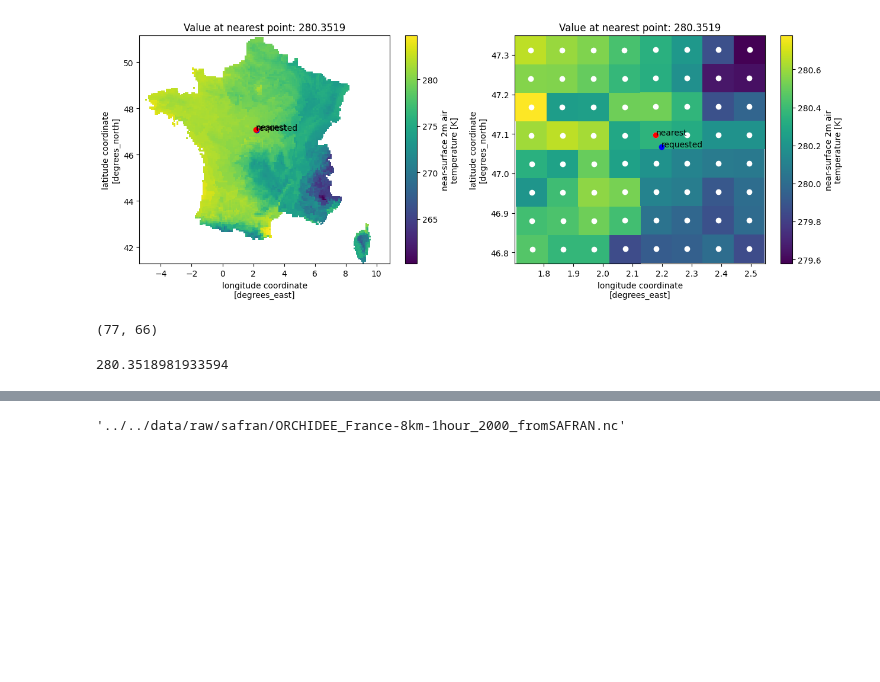
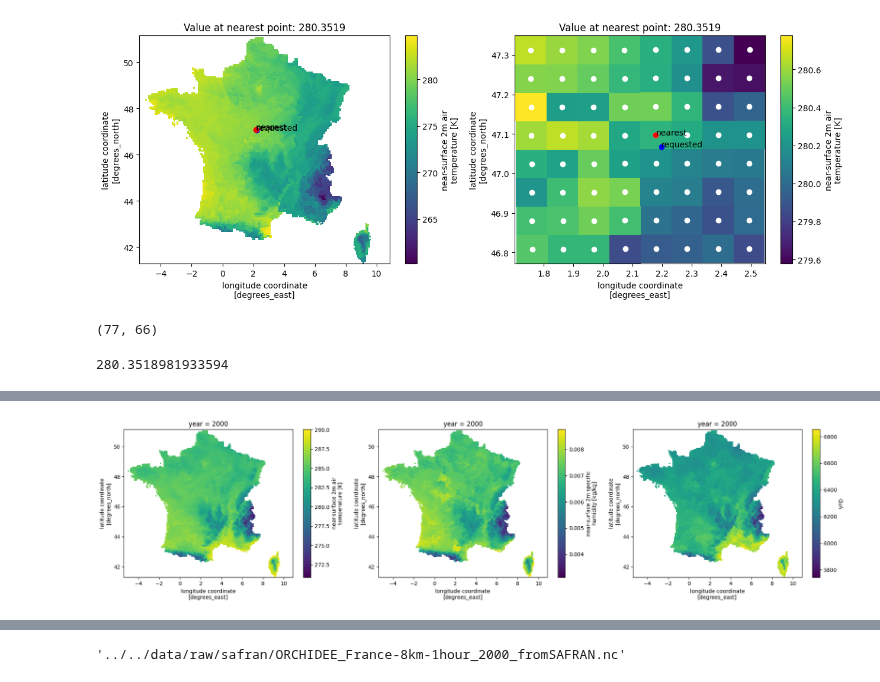
Before and after one commit to padasch/ifn_analysis, a Jupyter notebook: python/03_process_france_data/40_extract_safran_data.ipynb, the cells around one changed output, grey strips where cells are left out. Drawn from its saved outputs; the diff is of its cells as text; code cells hidden in the pictures; blank space fills up the shorter version.

```diff
--- a/python/03_process_france_data/40_extract_safran_data.ipynb
+++ b/python/03_process_france_data/40_extract_safran_data.ipynb
@@ -91,0 +504,21 @@ np.datetime64("2019-01-01T00:00:00.000000000").astype("datetime64[Y]").astype(in
+# %%
+# Open file
+ds_test = xr.open_dataset(ffolder[0])
+# Calculate variables
+ds_test["SVP"] = 0.6108 * np.exp((17.27 * ds_test["Tair"]) / (ds_test["Tair"] + 237.3))
+ds_test["AVP"] = (ds_test["Qair"] * ds_test["PSurf"]) / (
+    0.622 + 0.378 * ds_test["Qair"]
+)
+ds_test["VPD"] = ds_test["SVP"] - ds_test["AVP"]
+# Take annual mean
+tmp = ds_test[["Tair", "Qair", "VPD"]].groupby("tstep.year").mean("tstep")
+# %%
+# Plot it
+fig, ax = plt.subplots(1, 3, figsize=(20, 5))
+tmp["Tair"][0, :, :].plot(ax=ax[0])
+tmp["Qair"][0, :, :].plot(ax=ax[1])
+tmp["VPD"][0, :, :].plot(ax=ax[2])
+
+fig.tight_layout()
+# %% [output]
+[figure, added]
```
Also changed, not shown: parts of 56 cells of this notebook, 50 other files.
